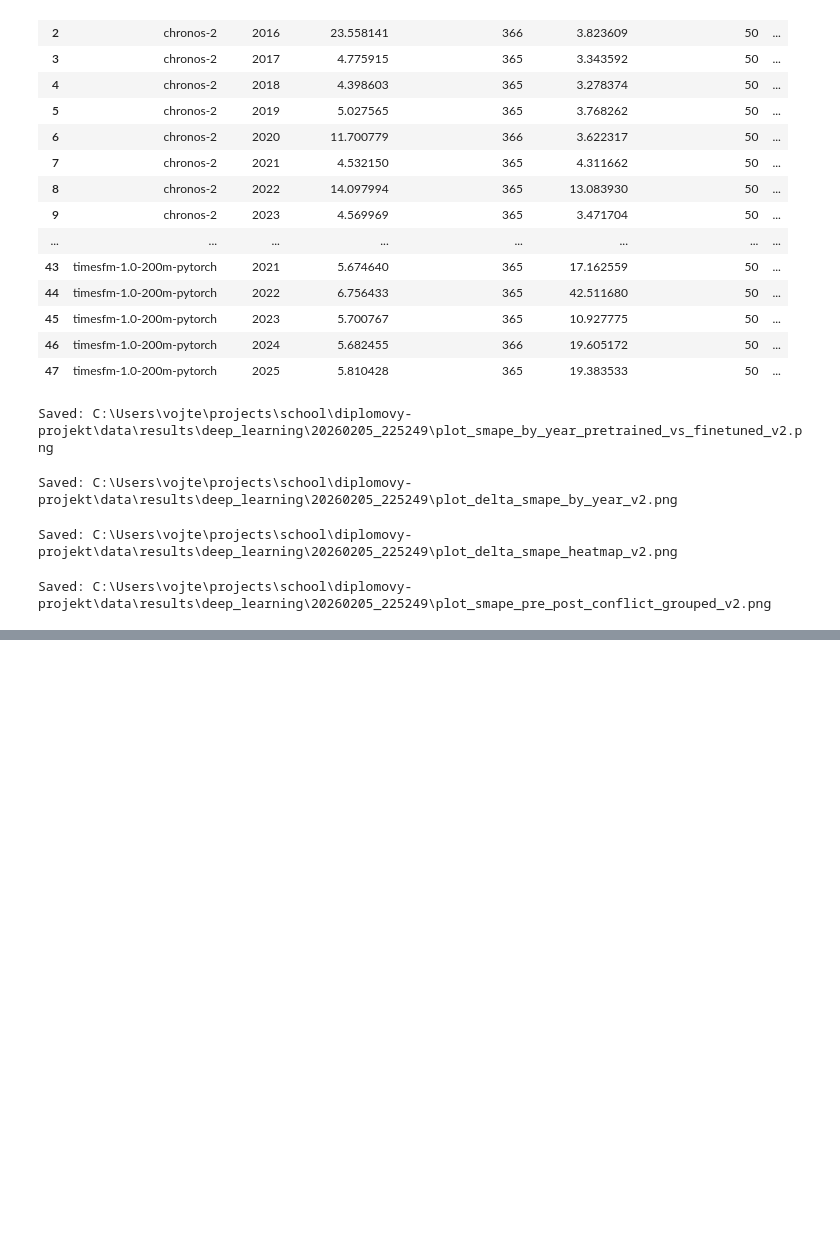
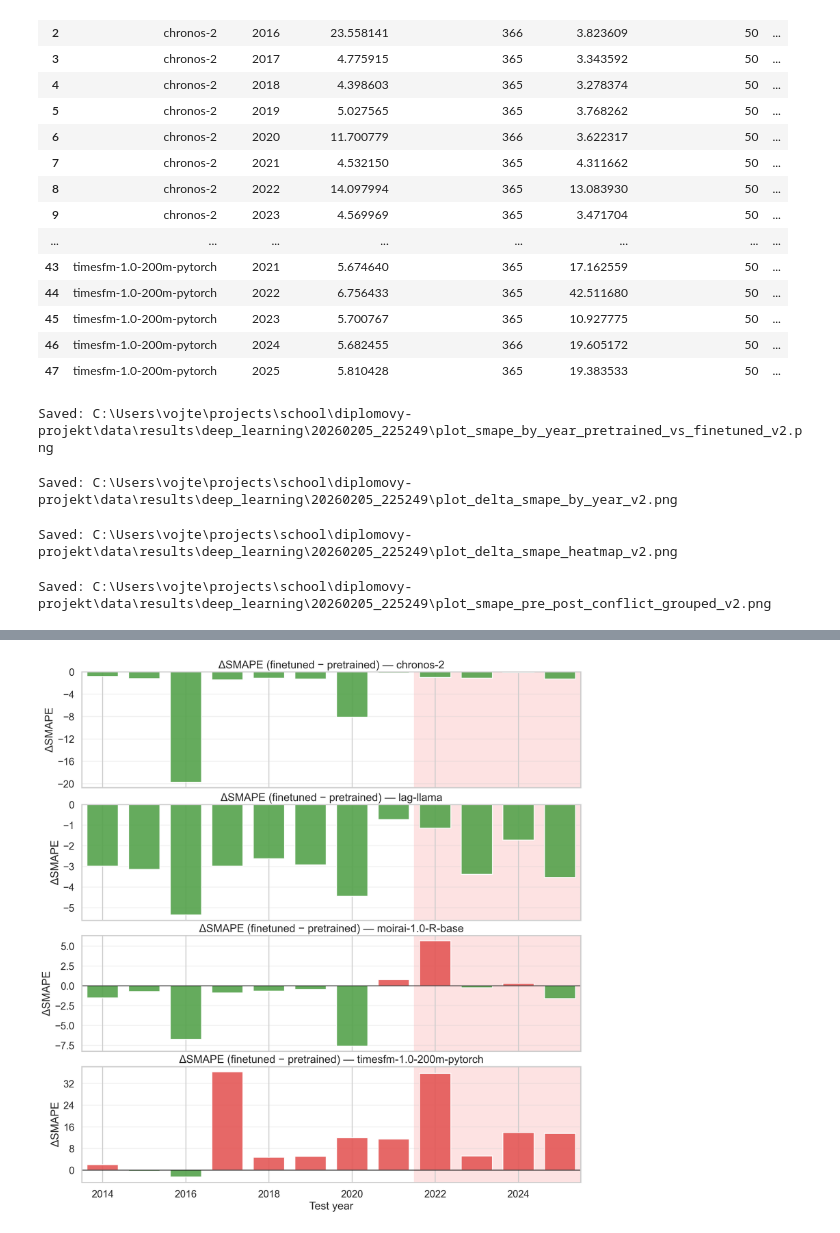
Before and after one commit to SLI0124/diplomovy-projekt, a Jupyter notebook: notebooks/deep_learning.ipynb, the cells around one changed output, grey strips where cells are left out. Saved outputs shown, nothing was run; the diff lists cells and outputs as text; code cells hidden in the pictures; blank space fills up the shorter version.

```diff
--- a/notebooks/deep_learning.ipynb
+++ b/notebooks/deep_learning.ipynb
@@ -1840,0 +1848,4 @@ Saved: C:\Users\vojte\projects\school\diplomovy-projekt\data\results\deep_learni
+# %%
+Image('..\\data\\results\\deep_learning\\20260205_225249\\plot_delta_smape_by_year_v2.png')
+# %% [output]
+[figure, added]
```
Also changed, not shown: parts of 6 cells of this notebook.
